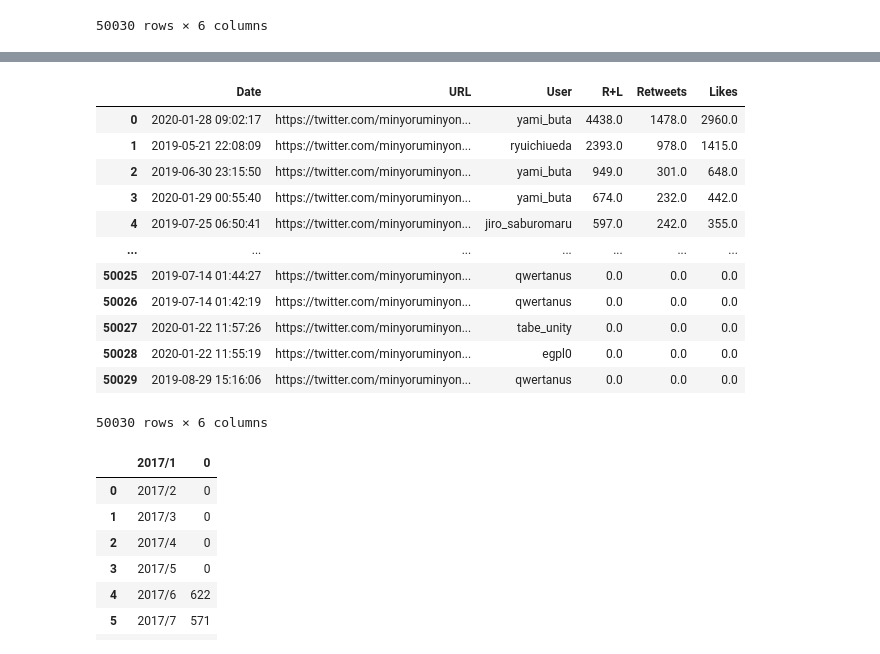
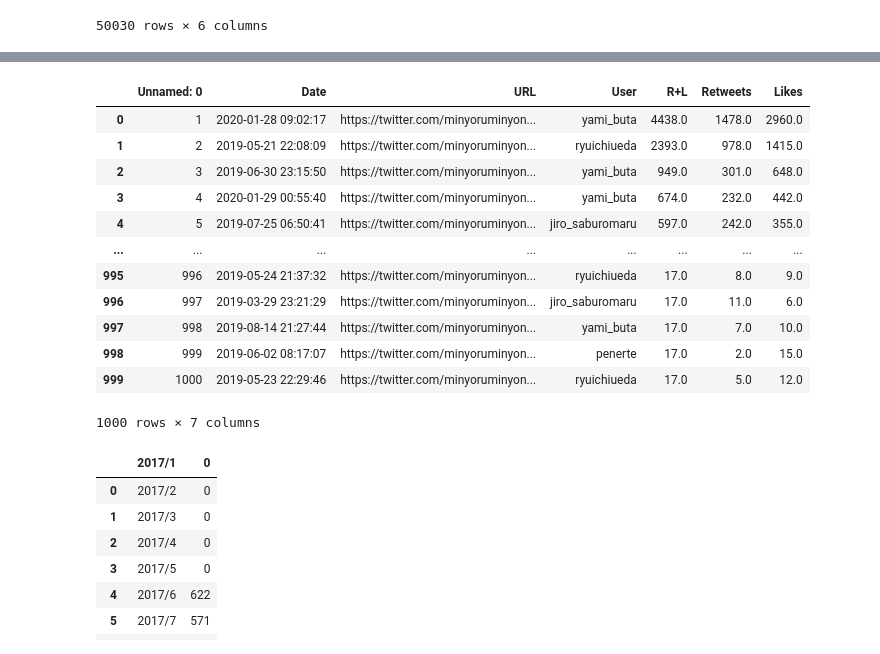
Before and after one commit to eggplants/shellgeibot-tweet-archive, a Jupyter notebook: analyze.ipynb, the cells around one changed output, grey strips where cells are left out. Drawn from its saved outputs; the diff is of its cells as text; code cells hidden in the pictures.

```diff
--- a/analyze.ipynb
+++ b/analyze.ipynb
@@ -96,20 +96,26 @@ pd.read_csv(dir+'user.csv')
 1664 rows × 3 columns
 # %%
 # make buzz.csv
-f_d.sort_values('R+L', ascending=False).to_csv(dir+'buzz.csv', index=None)
-pd.read_csv(dir+'buzz.csv')
+buzz = f_d.sort_values('R+L', ascending=False)
+buzz.to_csv(dir+'buzz.csv', index=None)
+# reindex
+buzz = pd.read_csv(dir+'buzz.csv')
+buzz.index = buzz.index + 1
+buzz.to_csv(dir+'buzz.csv')
+buzz[0:1000].to_csv(dir+'buzz_1000.csv')
+pd.read_csv(dir+'buzz_1000.csv')
 # %% [output]
-|  | Date | URL | User | R+L | Retweets | Likes |
-| 0 | 2020-01-28 09:02:17 | https://twitter.com/minyoruminyon... | yami_buta | 4438.0 | 1478.0 | 2960.0 |
-| 1 | 2019-05-21 22:08:09 | https://twitter.com/minyoruminyon... | ryuichiueda | 2393.0 | 978.0 | 1415.0 |
-| 2 | 2019-06-30 23:15:50 | https://twitter.com/minyoruminyon... | yami_buta | 949.0 | 301.0 | 648.0 |
-| 3 | 2020-01-29 00:55:40 | https://twitter.com/minyoruminyon... | yami_buta | 674.0 | 232.0 | 442.0 |
-| 4 | 2019-07-25 06:50:41 | https://twitter.com/minyoruminyon... | jiro_saburomaru | 597.0 | 242.0 | 355.0 |
-| ... | ... | ... | ... | ... | ... | ... |
-| 50025 | 2019-07-14 01:44:27 | https://twitter.com/minyoruminyon... | qwertanus | 0.0 | 0.0 | 0.0 |
-| 50026 | 2019-07-14 01:42:19 | https://twitter.com/minyoruminyon... | qwertanus | 0.0 | 0.0 | 0.0 |
-| 50027 | 2020-01-22 11:57:26 | https://twitter.com/minyoruminyon... | tabe_unity | 0.0 | 0.0 | 0.0 |
-| 50028 | 2020-01-22 11:55:19 | https://twitter.com/minyoruminyon... | egpl0 | 0.0 | 0.0 | 0.0 |
-| 50029 | 2019-08-29 15:16:06 | https://twitter.com/minyoruminyon... | qwertanus | 0.0 | 0.0 | 0.0 |
+|  | Unnamed: 0 | Date | URL | User | R+L | Retweets | Likes |
+| 0 | 1 | 2020-01-28 09:02:17 | https://twitter.com/minyoruminyon... | yami_buta | 4438.0 | 1478.0 | 2960.0 |
+| 1 | 2 | 2019-05-21 22:08:09 | https://twitter.com/minyoruminyon... | ryuichiueda | 2393.0 | 978.0 | 1415.0 |
+| 2 | 3 | 2019-06-30 23:15:50 | https://twitter.com/minyoruminyon... | yami_buta | 949.0 | 301.0 | 648.0 |
+| 3 | 4 | 2020-01-29 00:55:40 | https://twitter.com/minyoruminyon... | yami_buta | 674.0 | 232.0 | 442.0 |
+| 4 | 5 | 2019-07-25 06:50:41 | https://twitter.com/minyoruminyon... | jiro_saburomaru | 597.0 | 242.0 | 355.0 |
+| ... | ... | ... | ... | ... | ... | ... | ... |
+| 995 | 996 | 2019-05-24 21:37:32 | https://twitter.com/minyoruminyon... | ryuichiueda | 17.0 | 8.0 | 9.0 |
+| 996 | 997 | 2019-03-29 23:21:29 | https://twitter.com/minyoruminyon... | jiro_saburomaru | 17.0 | 11.0 | 6.0 |
+| 997 | 998 | 2019-08-14 21:27:44 | https://twitter.com/minyoruminyon... | yami_buta | 17.0 | 7.0 | 10.0 |
+| 998 | 999 | 2019-06-02 08:17:07 | https://twitter.com/minyoruminyon... | penerte | 17.0 | 2.0 | 15.0 |
+| 999 | 1000 | 2019-05-23 22:29:46 | https://twitter.com/minyoruminyon... | ryuichiueda | 17.0 | 5.0 | 12.0 |
-50030 rows × 6 columns
+1000 rows × 7 columns
 # %%
```
Also changed, not shown: parts of 4 cells of this notebook, 3 other files.
